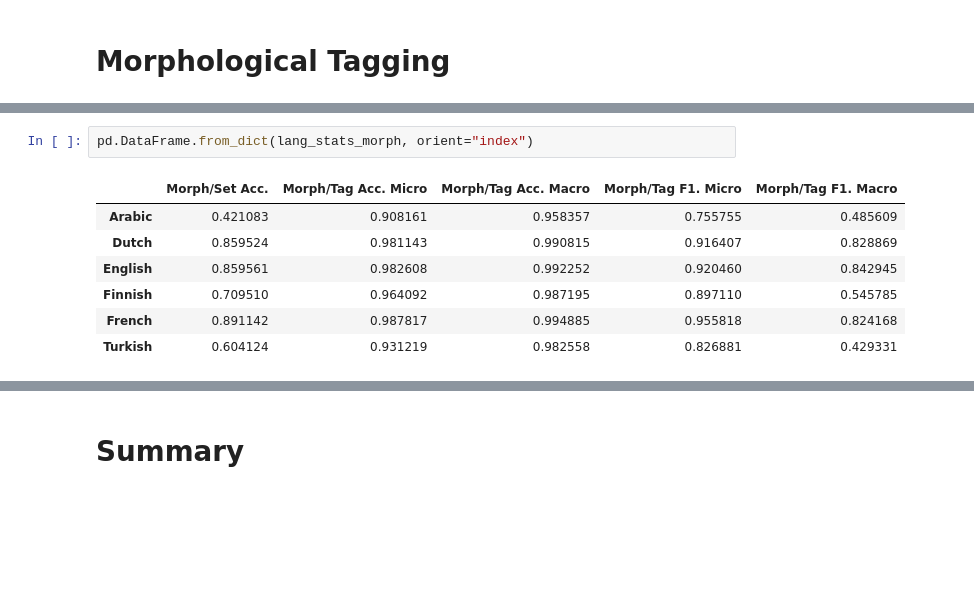
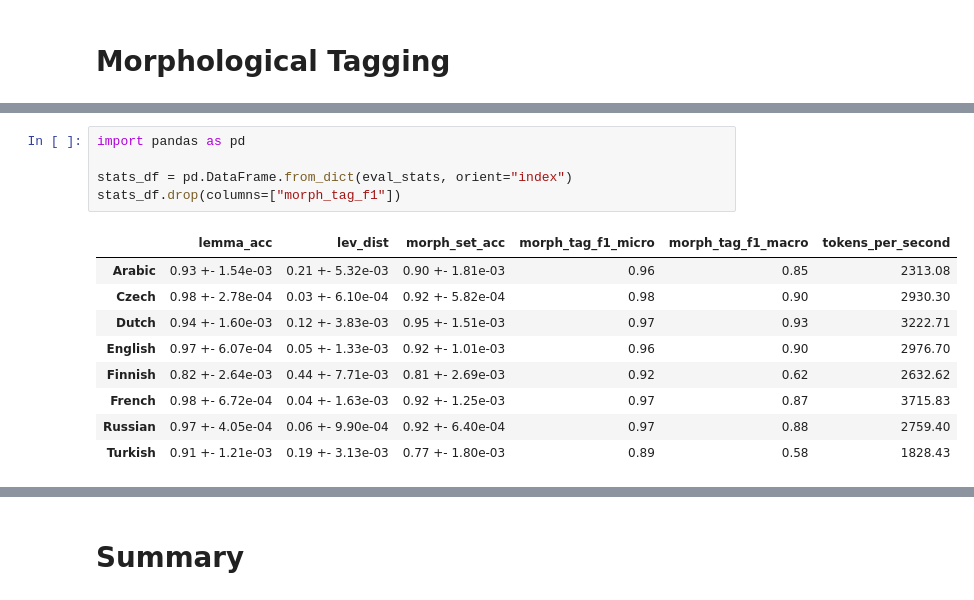
Before and after one commit to ioverho/msc_thesis, a Jupyter notebook: evaluation.ipynb, the cells around one changed output, grey strips where cells are left out. Drawn from its saved outputs; the diff is of its cells as text; blank space fills up the shorter version.

Commit message:
Huge Morphological Tagging update
Transformers are no longer randomly initialized!

```diff
--- a/evaluation.ipynb
+++ b/evaluation.ipynb
@@ -401,10 +239,15 @@ for lang in langs:
-# %%
-pd.DataFrame.from_dict(lang_stats_morph, orient="index")
-# %% [output]
-|  | Morph/Set Acc. | Morph/Tag Acc. Micro | Morph/Tag Acc. Macro | Morph/Tag F1. Micro | Morph/Tag F1. Macro |
-| Arabic | 0.421083 | 0.908161 | 0.958357 | 0.755755 | 0.485609 |
-| Dutch | 0.859524 | 0.981143 | 0.990815 | 0.916407 | 0.828869 |
-| English | 0.859561 | 0.982608 | 0.992252 | 0.920460 | 0.842945 |
-| Finnish | 0.709510 | 0.964092 | 0.987195 | 0.897110 | 0.545785 |
-| French | 0.891142 | 0.987817 | 0.994885 | 0.955818 | 0.824168 |
-| Turkish | 0.604124 | 0.931219 | 0.982558 | 0.826881 | 0.429331 |
+# %%
+import pandas as pd
+
+stats_df = pd.DataFrame.from_dict(eval_stats, orient="index")
+stats_df.drop(columns=["morph_tag_f1"])
+# %% [output]
+|  | lemma_acc | lev_dist | morph_set_acc | morph_tag_f1_micro | morph_tag_f1_macro | tokens_per_second |
+| Arabic | 0.93 +- 1.54e-03 | 0.21 +- 5.32e-03 | 0.90 +- 1.81e-03 | 0.96 | 0.85 | 2313.08 |
+| Czech | 0.98 +- 2.78e-04 | 0.03 +- 6.10e-04 | 0.92 +- 5.82e-04 | 0.98 | 0.90 | 2930.30 |
+| Dutch | 0.94 +- 1.60e-03 | 0.12 +- 3.83e-03 | 0.95 +- 1.51e-03 | 0.97 | 0.93 | 3222.71 |
+| English | 0.97 +- 6.07e-04 | 0.05 +- 1.33e-03 | 0.92 +- 1.01e-03 | 0.96 | 0.90 | 2976.70 |
+| Finnish | 0.82 +- 2.64e-03 | 0.44 +- 7.71e-03 | 0.81 +- 2.69e-03 | 0.92 | 0.62 | 2632.62 |
+| French | 0.98 +- 6.72e-04 | 0.04 +- 1.63e-03 | 0.92 +- 1.25e-03 | 0.97 | 0.87 | 3715.83 |
+| Russian | 0.97 +- 4.05e-04 | 0.06 +- 9.90e-04 | 0.92 +- 6.40e-04 | 0.97 | 0.88 | 2759.40 |
+| Turkish | 0.91 +- 1.21e-03 | 0.19 +- 3.13e-03 | 0.77 +- 1.80e-03 | 0.89 | 0.58 | 1828.43 |
```
Also changed, not shown: parts of 13 cells of this notebook, 38 other files.
